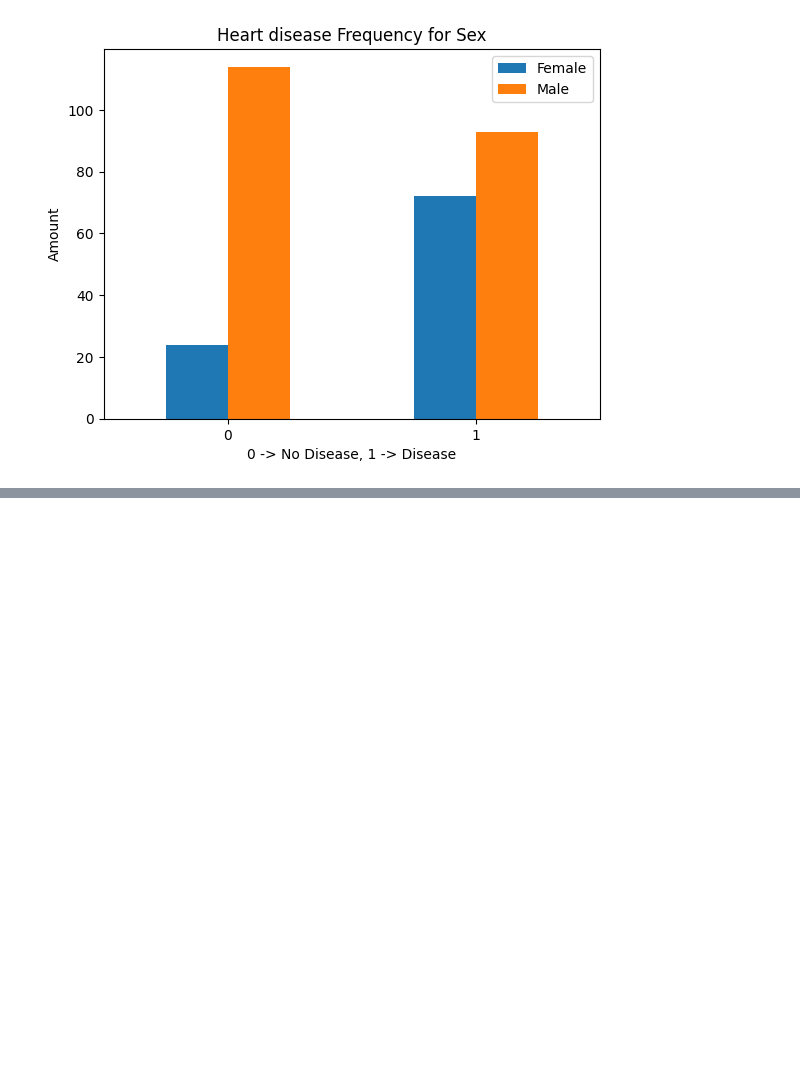
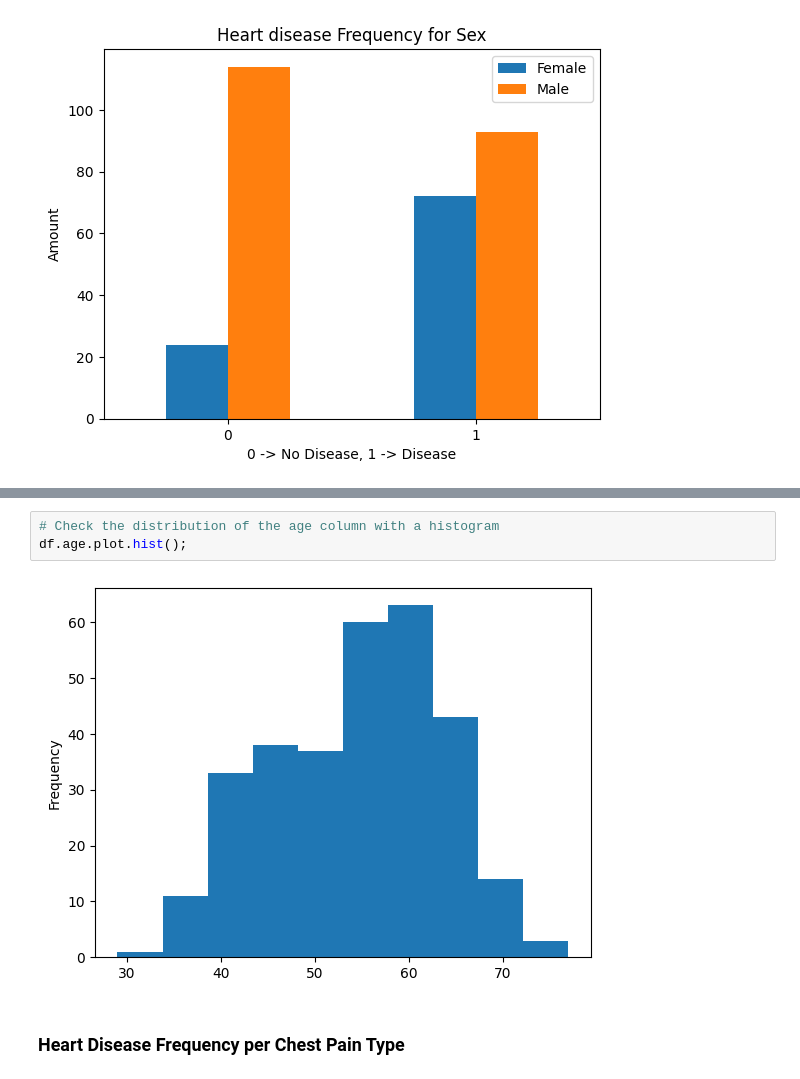
Before and after one commit to Ovaserashid/heart-disease-prediction, a Jupyter notebook: notebooks/main.ipynb, the cells around one changed output, grey strips where cells are left out. Saved outputs shown, nothing was run; the diff lists cells and outputs as text; blank space fills up the shorter version.

```diff
--- a/notebooks/main.ipynb
+++ b/notebooks/main.ipynb
@@ -131,0 +165,7 @@ plt.xticks(rotation = 0)
+# %%
+# Check the distribution of the age column with a histogram
+df.age.plot.hist();
+# %% [output]
+[figure, added]
+# %% [markdown]
+### Heart Disease Frequency per Chest Pain Type
```
Also changed, not shown: parts of 3 cells of this notebook.
